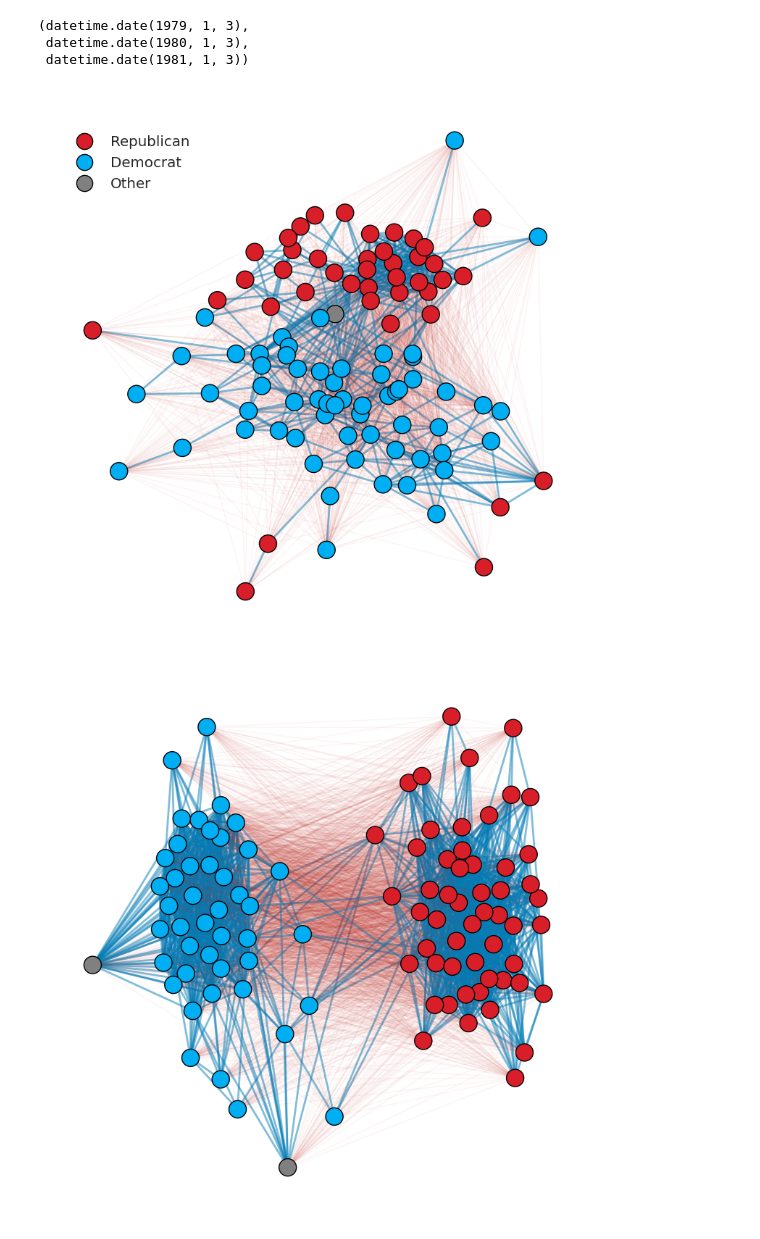
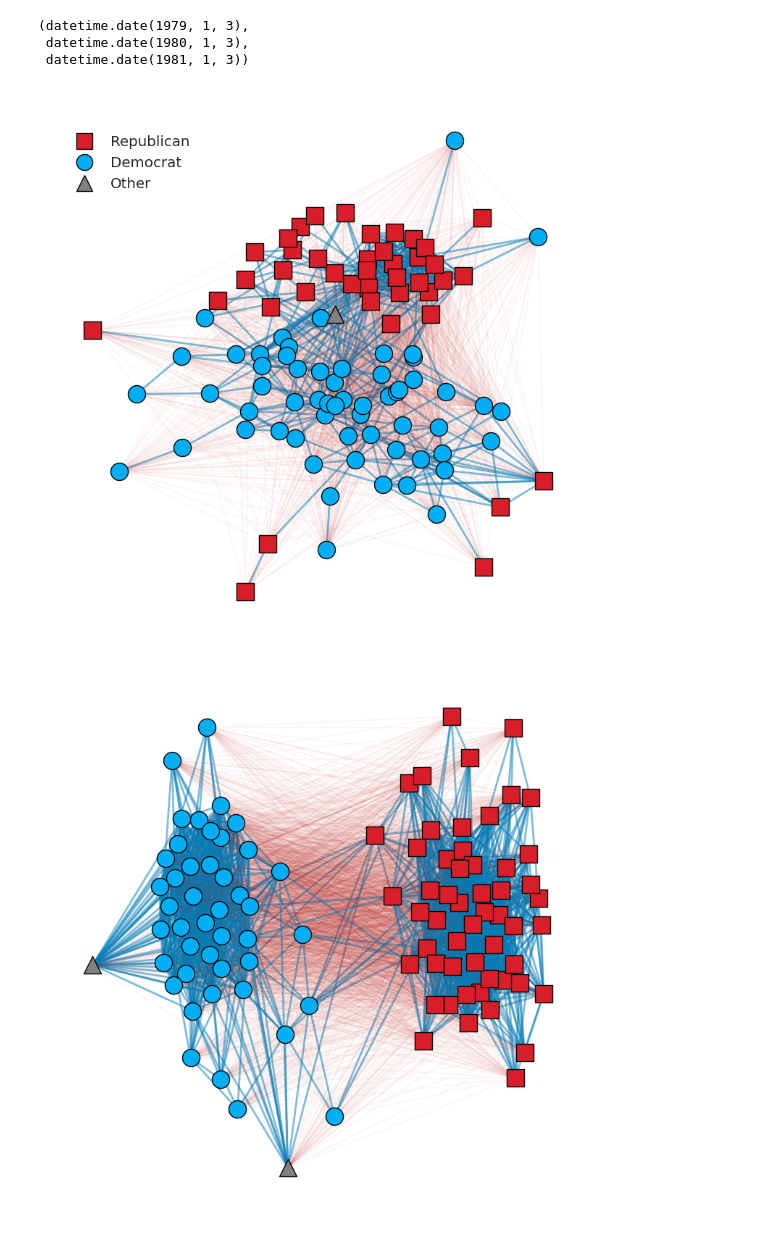
Before and after one commit to sztal/msb, a Jupyter notebook: notebooks/5-congress/5-congress.ipynb, the cells around one changed output. Drawn from its saved outputs; the diff is of its cells as text; code cells hidden in the pictures.

```diff
--- a/notebooks/5-congress/5-congress.ipynb
+++ b/notebooks/5-congress/5-congress.ipynb
@@ -28,7 +28,8 @@ sns.set_theme(
 RED    = "#C52D25"
 BLUE   = "#047DB7"
 GRAY   = "#efefef"
-COLORS = np.array(["#f97959", "#7aa063", "#60a1f7"])
+# COLORS = np.array(["#f97959", "#7aa063", "#60a1f7"])
+COLORS = np.array(["#c76674", "#9a9945", "#8961b3"])
 
 # Paths
 HERE = Path(".").absolute()
@@ -453,6 +288,11 @@ CMAP = {
     "R": "#D81F29",
     "D": "#00AEF3",
     "O": "gray"
+}
+SMAP = {
+    "R": "s",
+    "D": "o",
+    "O": "^"
 }
 PARTIES = {
     "R": "Republican",
@@ -482,40 +322,42 @@ pidx  = pd.Categorical(party).codes
 Gp = G.copy()
 Gp.es.select(weight_lt=0).delete()
 weights = np.array(Gp.es["weight"])
 vc = ig.VertexClustering(Gp, membership=pidx)
 Gp.es["weight"] = np.where(vc.crossing(), 2*weights, weights)
 pos = nx.kamada_kawai_layout(Gp.to_networkx())
 N = G.to_networkx()
 kwds = dict(G=N, pos=pos, ax=ax)
 
 ecolors = [ RED if e["weight"] < 0 else BLUE for e in N.edges.values() ]
 ealphas = [ .05 if e["weight"] < 0 else .5 for e in N.edges.values() ]
 ewidths = [ 1 if e["weight"] < 0 else 2 for e in N.edges.values() ]
 nx.draw_networkx_edges(**kwds, edge_color=ecolors, alpha=ealphas, width=ewidths)
 
 x, y = np.stack(list(pos.values())).T
-ncolors = [ CMAP[f] for f in party ]
-ax.scatter(
-    x, y, color=ncolors, edgecolors="black", s=300,
-    marker="o"
-)
+for p, gdf in pd.DataFrame({"x": x, "y": y}).groupby(party):
+    color = CMAP[p]
+    shape = SMAP[p]
+    ax.scatter(
+        gdf["x"], gdf["y"],
+        color=color, edgecolors="black", s=300, marker=shape
+    )
 ax.axis("off")
 
 handles = [
     mpl.lines.Line2D(
         [0], [0], color=CMAP[p], lw=0, label=PARTIES[p],
-        marker="o", markersize=16, markeredgecolor="black"
+        marker=SMAP[p], markersize=16, markeredgecolor="black"
     ) for p in PARTIES
 ]
 fig.legend(
     handles=handles, loc="center left", ncol=1,
     frameon=False, bbox_to_anchor=(.05, .85)
 )
 
 fig.tight_layout()
 fig.savefig(FIGS/"congress-examples-1.pdf", bbox_inches="tight")
 # %% [output]
-[figure, old version]
+[figure, new version]
 # %%
 import random
 random.seed(303)
@@ -543,14 +385,16 @@ ewidths = [ 1 if e["weight"] < 0 else 2 for e in N.edges.values() ]
 nx.draw_networkx_edges(**kwds, edge_color=ecolors, alpha=ealphas, width=ewidths)
 
 x, y = np.stack(list(pos.values())).T
-ncolors = [ CMAP[f] for f in party ]
-ax.scatter(
-    x, y, color=ncolors, edgecolors="black", s=300,
-    marker="o"
-)
+for p, gdf in pd.DataFrame({"x": x, "y": y}).groupby(party):
+    color = CMAP[p]
+    shape = SMAP[p]
+    ax.scatter(
+        gdf["x"], gdf["y"],
+        color=color, edgecolors="black", s=300, marker=shape
+    )
 ax.axis("off")
 
 fig.tight_layout()
 fig.savefig(FIGS/"congress-examples-2.pdf", bbox_inches="tight")
 # %% [output]
-[figure, old version]
+[figure, new version]
```
Also changed, not shown: parts of 13 cells of this notebook, 6 other files.
